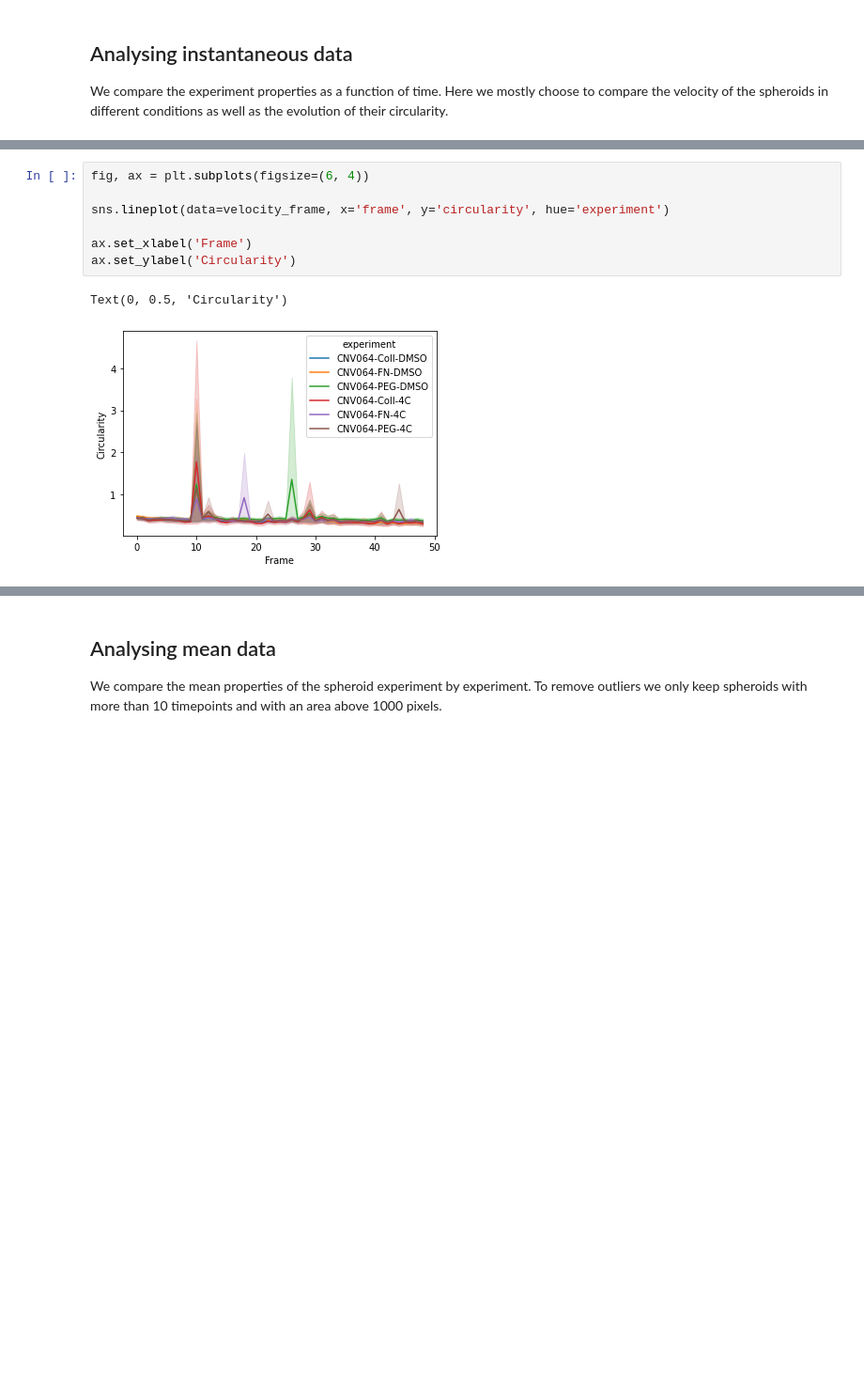
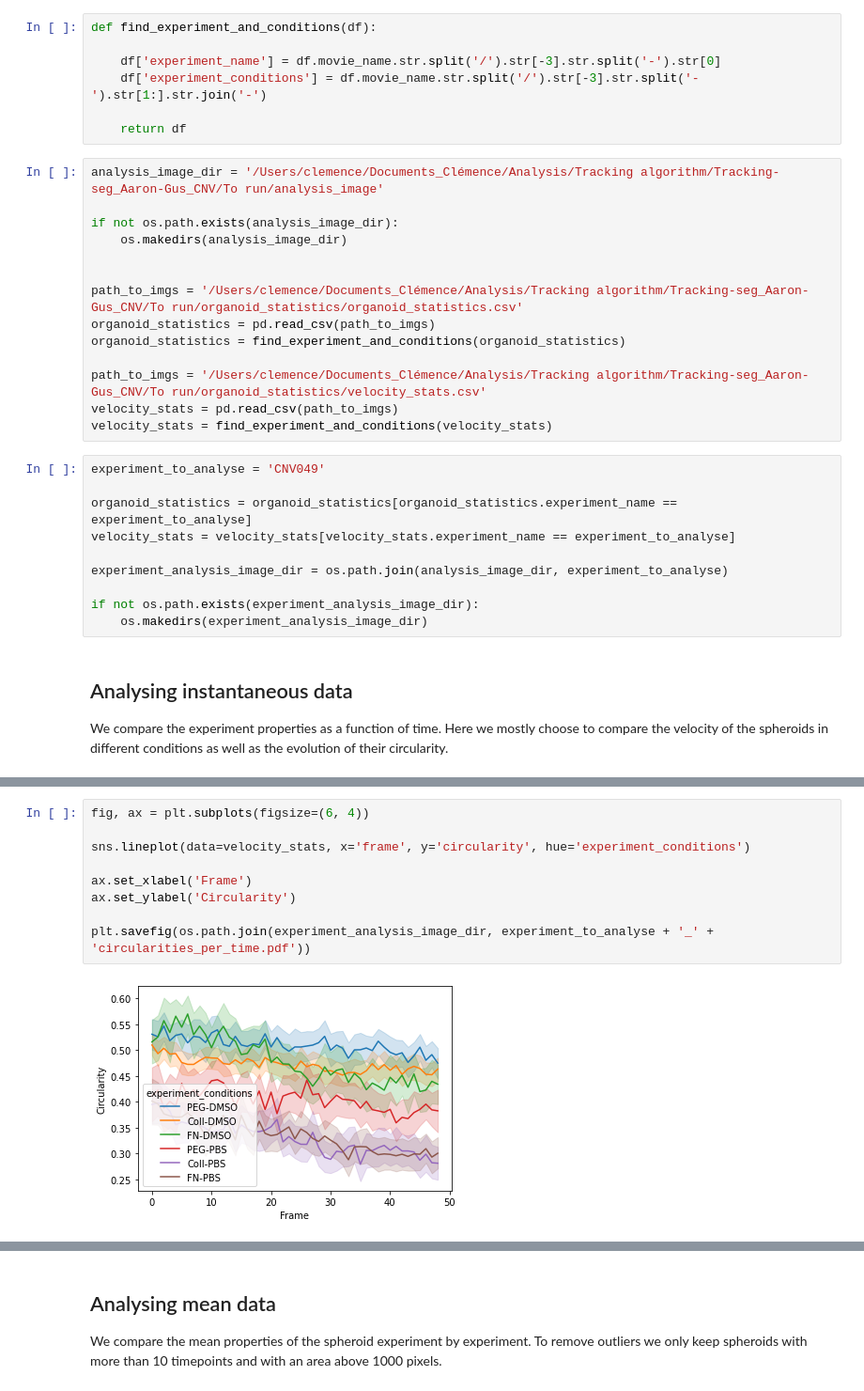
Before and after one commit to CNguyenVigouroux/organoid_tracking, a Jupyter notebook: analyse_migration_patterns.ipynb, the cells around one changed output, grey strips where cells are left out. Shown: that part at 94% size. Drawn from its saved outputs; the diff is of its cells as text; blank space fills up the shorter version.

```diff
--- a/analyse_migration_patterns.ipynb
+++ b/analyse_migration_patterns.ipynb
@@ -11,6 +11,37 @@ import pandas as pd
 import numpy as np
 import matplotlib.pyplot as plt
 import seaborn as sns
+# %%
+def find_experiment_and_conditions(df):
+
+    df['experiment_name'] = df.movie_name.str.split('/').str[-3].str.split('-').str[0]
+    df['experiment_conditions'] = df.movie_name.str.split('/').str[-3].str.split('-').str[1:].str.join('-')
+
+    return df
+# %%
+analysis_image_dir = '/Users/clemence/Documents_Clémence/Analysis/Tracking algorithm/Tracking-seg_Aaron-Gus_CNV/To run/analysis_image'
+
+if not os.path.exists(analysis_image_dir):
+    os.makedirs(analysis_image_dir)
+
+
+path_to_imgs = '/Users/clemence/Documents_Clémence/Analysis/Tracking algorithm/Tracking-seg_Aaron-Gus_CNV/To run/organoid_statistics/organoid_statistics.csv'
+organoid_statistics = pd.read_csv(path_to_imgs)
+organoid_statistics = find_experiment_and_conditions(organoid_statistics)
+
+path_to_imgs = '/Users/clemence/Documents_Clémence/Analysis/Tracking algorithm/Tracking-seg_Aaron-Gus_CNV/To run/organoid_statistics/velocity_stats.csv'
+velocity_stats = pd.read_csv(path_to_imgs)
+velocity_stats = find_experiment_and_conditions(velocity_stats)
+# %%
+experiment_to_analyse = 'CNV049'
+
+organoid_statistics = organoid_statistics[organoid_statistics.experiment_name == experiment_to_analyse]
+velocity_stats = velocity_stats[velocity_stats.experiment_name == experiment_to_analyse]
+
+experiment_analysis_image_dir = os.path.join(analysis_image_dir, experiment_to_analyse)
+
+if not os.path.exists(experiment_analysis_image_dir):
+    os.makedirs(experiment_analysis_image_dir)
 # %% [markdown]
 ## Analysing instantaneous data
 
@@ -58,10 +60,11 @@ Text(0, 0.5, 'Velocity (px/frame)')
 # %%
 fig, ax = plt.subplots(figsize=(6, 4))
 
-sns.lineplot(data=velocity_frame, x='frame', y='circularity', hue='experiment')
+sns.lineplot(data=velocity_stats, x='frame', y='circularity', hue='experiment_conditions')
 
 ax.set_xlabel('Frame')
 ax.set_ylabel('Circularity')
+
+plt.savefig(os.path.join(experiment_analysis_image_dir, experiment_to_analyse + '_' + 'circularities_per_time.pdf'))
 # %% [output]
-Text(0, 0.5, 'Circularity')
-[figure, old version]
+[figure, new version]
```
Also changed, not shown: parts of 10 cells of this notebook.
